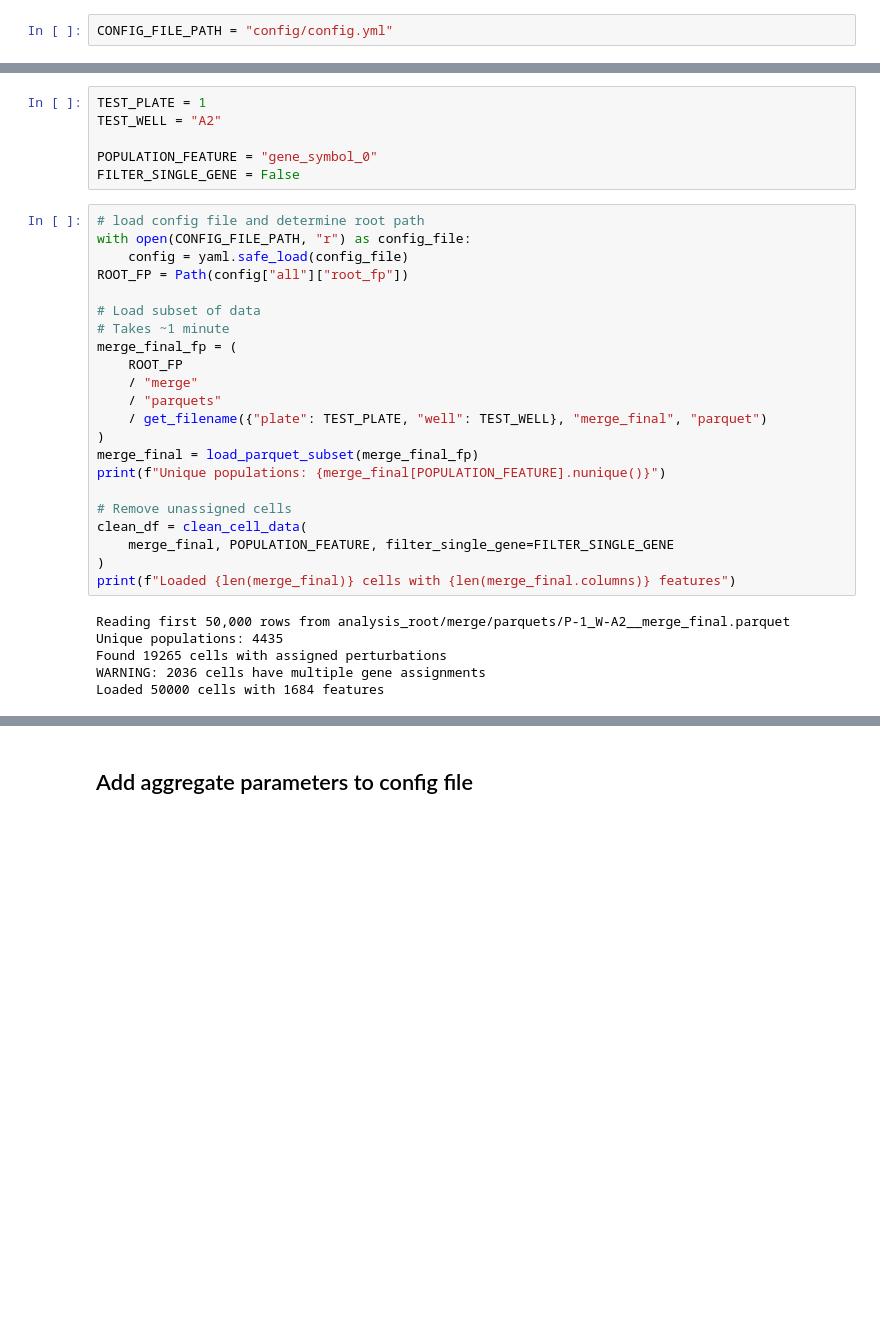
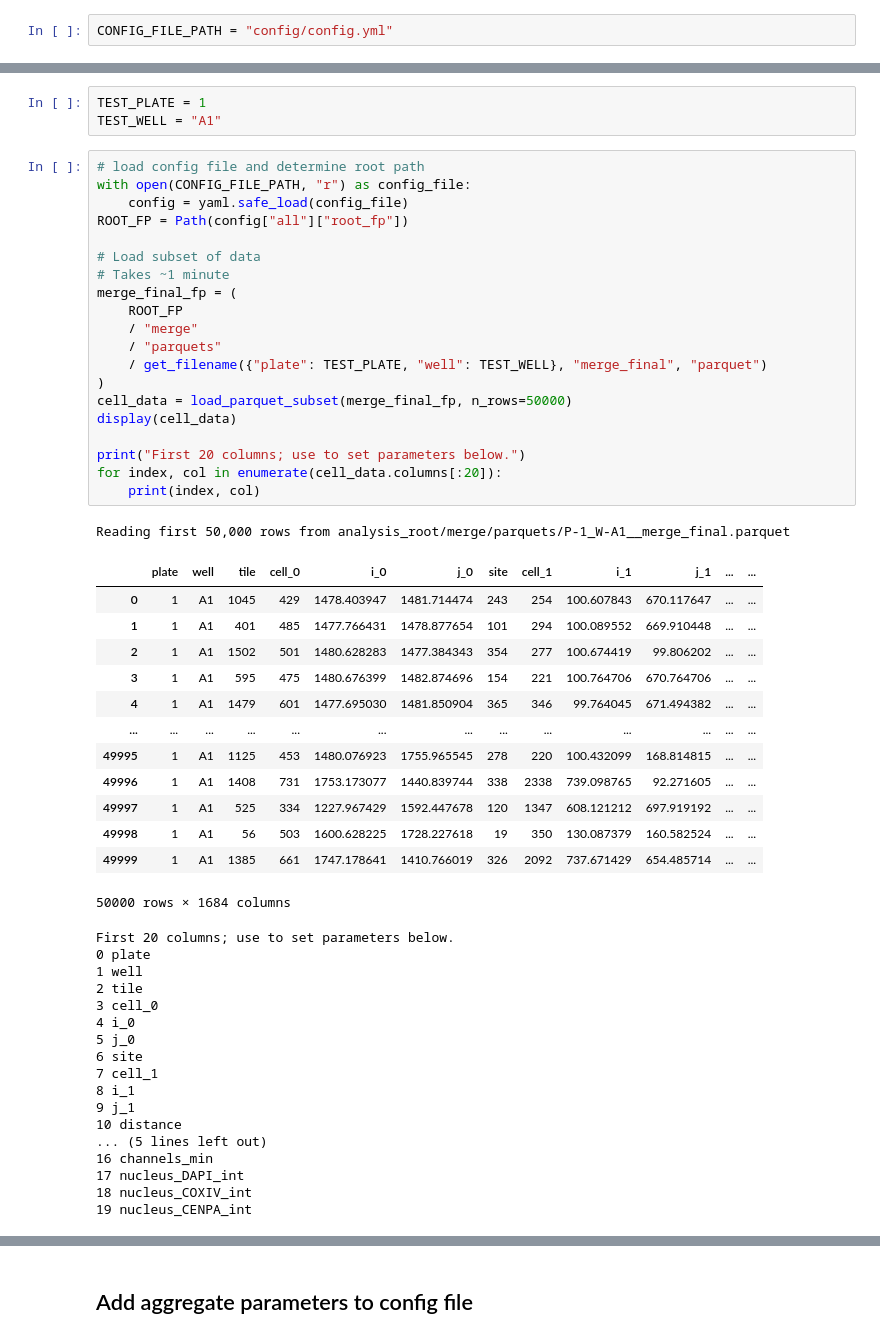
Before and after one commit to cheeseman-lab/brieflow-analysis, a Jupyter notebook: analysis/7.configure_aggregate_params.ipynb, the cells around one changed output, grey strips where cells are left out. Cells and saved outputs as stored; diff of their text form; blank space fills up the shorter version.

```diff
--- a/analysis/7.configure_aggregate_params.ipynb
+++ b/analysis/7.configure_aggregate_params.ipynb
@@ -43,34 +46,55 @@ from lib.shared.configuration_utils import CONFIG_FILE_HEADER
 # %%
 TEST_PLATE = 1
-TEST_WELL = "A2"
-
-POPULATION_FEATURE = "gene_symbol_0"
-FILTER_SINGLE_GENE = False
+TEST_WELL = "A1"
 # %%
 # load config file and determine root path
 with open(CONFIG_FILE_PATH, "r") as config_file:
     config = yaml.safe_load(config_file)
 ROOT_FP = Path(config["all"]["root_fp"])
 
 # Load subset of data
 # Takes ~1 minute
 merge_final_fp = (
     ROOT_FP
     / "merge"
     / "parquets"
     / get_filename({"plate": TEST_PLATE, "well": TEST_WELL}, "merge_final", "parquet")
 )
-merge_final = load_parquet_subset(merge_final_fp)
-print(f"Unique populations: {merge_final[POPULATION_FEATURE].nunique()}")
+cell_data = load_parquet_subset(merge_final_fp, n_rows=50000)
+display(cell_data)
 
-# Remove unassigned cells
-clean_df = clean_cell_data(
-    merge_final, POPULATION_FEATURE, filter_single_gene=FILTER_SINGLE_GENE
-)
-print(f"Loaded {len(merge_final)} cells with {len(merge_final.columns)} features")
+print("First 20 columns; use to set parameters below.")
+for index, col in enumerate(cell_data.columns[:20]):
+    print(index, col)
 # %% [output]
-Reading first 50,000 rows from analysis_root/merge/parquets/P-1_W-A2__merge_final.parquet
-Unique populations: 4435
-Found 19265 cells with assigned perturbations
-WARNING: 2036 cells have multiple gene assignments
-Loaded 50000 cells with 1684 features
+Reading first 50,000 rows from analysis_root/merge/parquets/P-1_W-A1__merge_final.parquet
+|  | plate | well | tile | cell_0 | i_0 | j_0 | site | cell_1 | i_1 | j_1 | ... | ... |
+| 0 | 1 | A1 | 1045 | 429 | 1478.403947 | 1481.714474 | 243 | 254 | 100.607843 | 670.117647 | ... | ... |
+| 1 | 1 | A1 | 401 | 485 | 1477.766431 | 1478.877654 | 101 | 294 | 100.089552 | 669.910448 | ... | ... |
+| 2 | 1 | A1 | 1502 | 501 | 1480.628283 | 1477.384343 | 354 | 277 | 100.674419 | 99.806202 | ... | ... |
+| 3 | 1 | A1 | 595 | 475 | 1480.676399 | 1482.874696 | 154 | 221 | 100.764706 | 670.764706 | ... | ... |
+| 4 | 1 | A1 | 1479 | 601 | 1477.695030 | 1481.850904 | 365 | 346 | 99.764045 | 671.494382 | ... | ... |
+| ... | ... | ... | ... | ... | ... | ... | ... | ... | ... | ... | ... | ... |
+| 49995 | 1 | A1 | 1125 | 453 | 1480.076923 | 1755.965545 | 278 | 220 | 100.432099 | 168.814815 | ... | ... |
+| 49996 | 1 | A1 | 1408 | 731 | 1753.173077 | 1440.839744 | 338 | 2338 | 739.098765 | 92.271605 | ... | ... |
+| 49997 | 1 | A1 | 525 | 334 | 1227.967429 | 1592.447678 | 120 | 1347 | 608.121212 | 697.919192 | ... | ... |
+| 49998 | 1 | A1 | 56 | 503 | 1600.628225 | 1728.227618 | 19 | 350 | 130.087379 | 160.582524 | ... | ... |
+| 49999 | 1 | A1 | 1385 | 661 | 1747.178641 | 1410.766019 | 326 | 2092 | 737.671429 | 654.485714 | ... | ... |
+50000 rows × 1684 columns
+First 20 columns; use to set parameters below.
+0 plate
+1 well
+2 tile
+3 cell_0
+4 i_0
+5 j_0
+6 site
+7 cell_1
+8 i_1
+9 j_1
+10 distance
+... (5 lines left out)
+16 channels_min
+17 nucleus_DAPI_int
+18 nucleus_COXIV_int
+19 nucleus_CENPA_int
```
Also changed, not shown: parts of 15 cells of this notebook, 1 other file.
